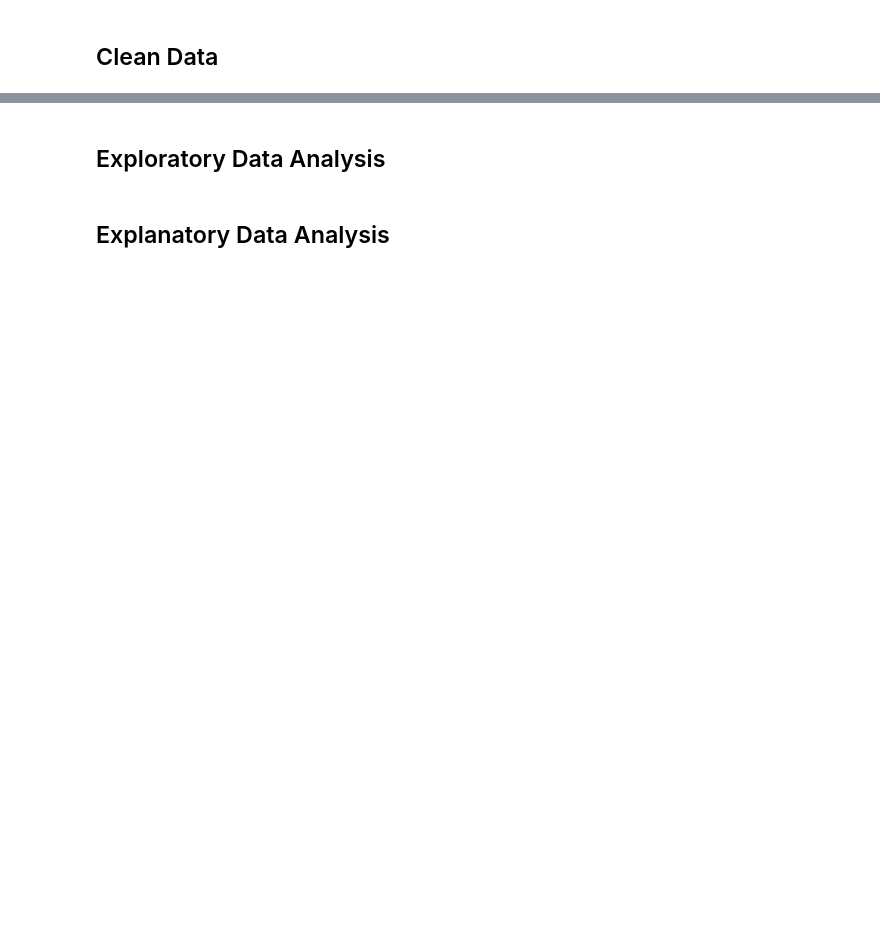
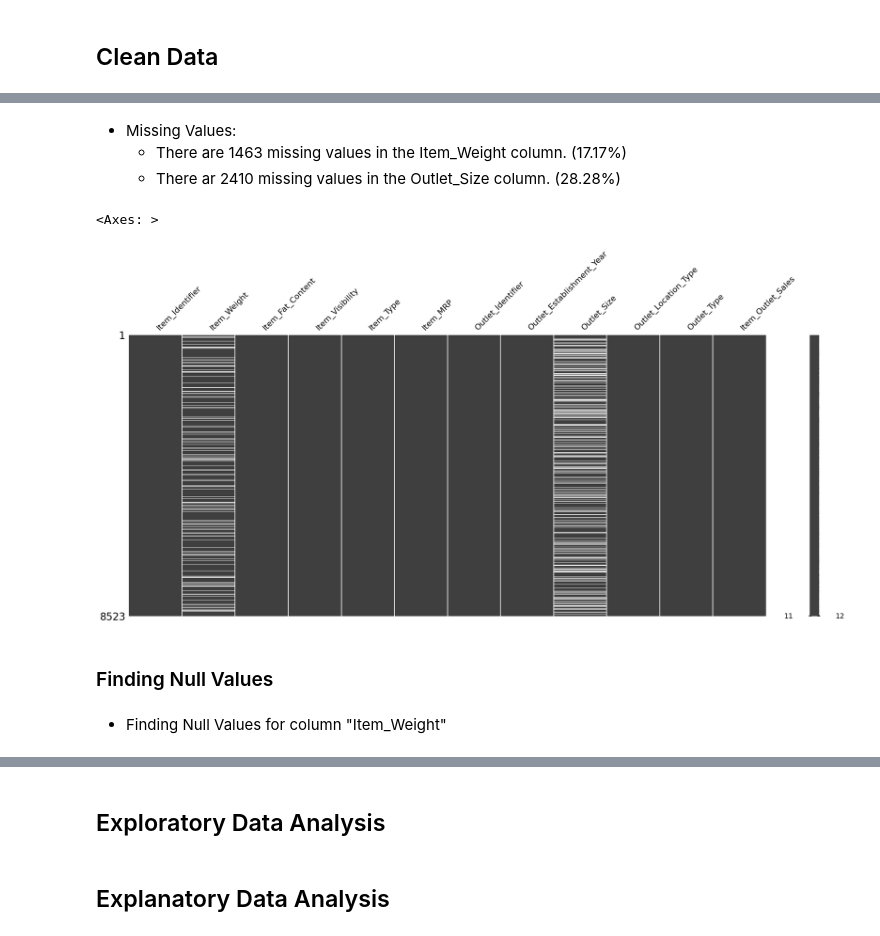
Before and after one commit to samangelap/Prediction-of-Sales, a Jupyter notebook: Prediction_of_Sales.ipynb, the cells around one changed output, grey strips where cells are left out. Saved outputs shown, nothing was run; the diff lists cells and outputs as text; code cells hidden in the pictures; blank space fills up the shorter version.

```diff
--- a/Prediction_of_Sales.ipynb
+++ b/Prediction_of_Sales.ipynb
@@ -10,0 +15,3 @@
+# %%
+df_sales = pd.read_csv('/content/drive/MyDrive/02 Week 2: Panda/sales_predictions_2023.csv')
+df_sales.head()
@@ -12,0 +115,14 @@
+# %% [markdown]
+- Missing Values:
+  - There are 1463 missing values in the Item_Weight column. (17.17%)
+  - There ar 2410 missing values in the Outlet_Size column. (28.28%)
+# %%
+import missingno as msno
+msno.matrix(df_sales)
+# %% [output]
+<Axes: >
+[figure, added]
+# %% [markdown]
+### Finding Null Values
+# %% [markdown]
+- Finding Null Values for column "Item_Weight"
```
Also changed, not shown: parts of 41 cells of this notebook.
